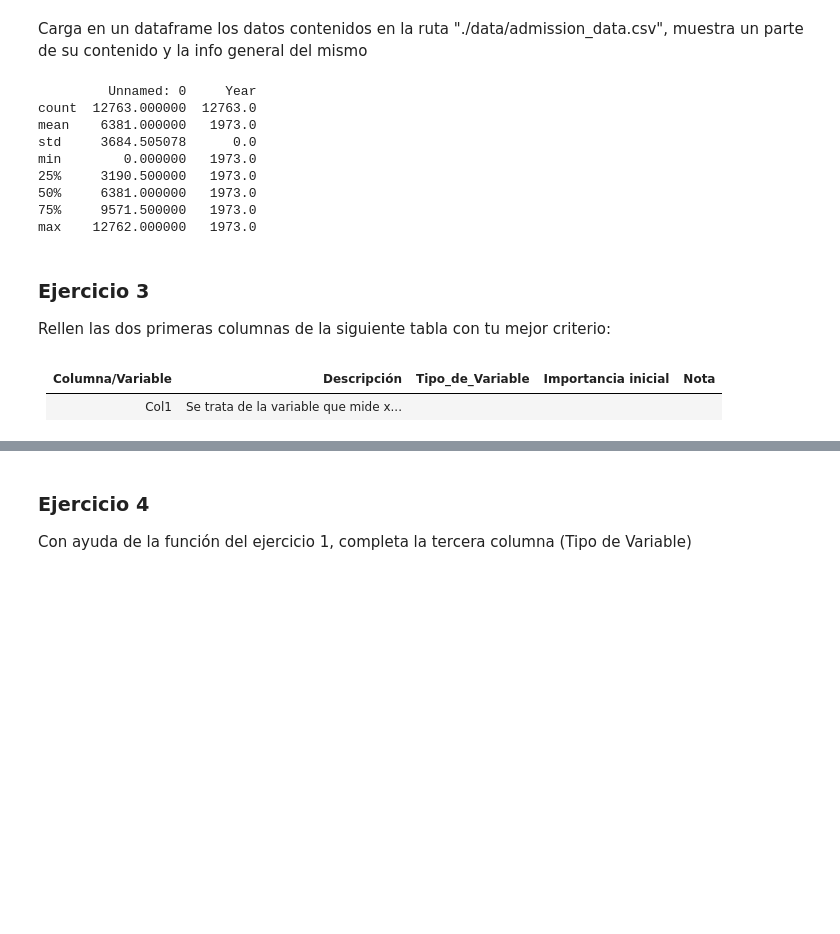
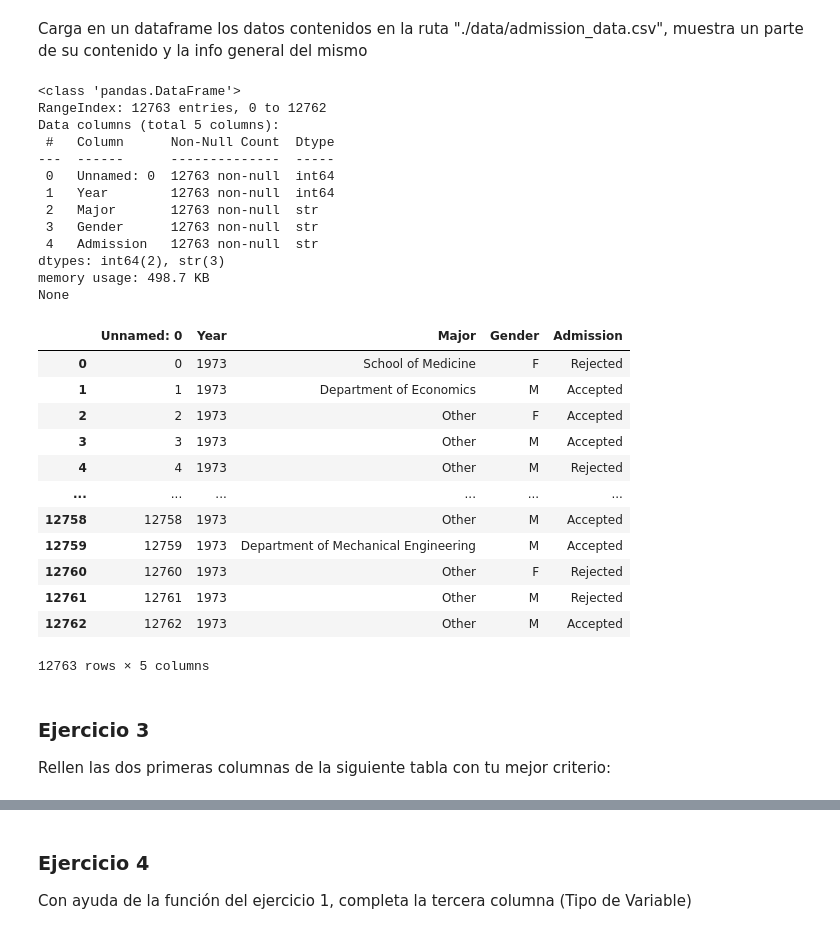
Before and after one commit to raquelmg1312/DS-online-Raquel-Martinez, a Jupyter notebook: 03_Data_Analysis/Sprint_07/Unidad_01_Estadistica_Descriptiva_Univariante/02_Ejercicios_Workout/09_Ejercicios_Analisis_Univariante_Introduccion.ipynb, the cells around one changed output, grey strips where cells are left out. Drawn from its saved outputs; the diff is of its cells as text; code cells hidden in the pictures; blank space fills up the shorter version.

```diff
--- a/03_Data_Analysis/Sprint_07/Unidad_01_Estadistica_Descriptiva_Univariante/02_Ejercicios_Workout/09_Ejercicios_Analisis_Univariante_Introduccion.ipynb
+++ b/03_Data_Analysis/Sprint_07/Unidad_01_Estadistica_Descriptiva_Univariante/02_Ejercicios_Workout/09_Ejercicios_Analisis_Univariante_Introduccion.ipynb
@@ -54,24 +54,37 @@ Carga en un dataframe los datos contenidos en la ruta "./data/admission_data.csv
 # %%
 df = pd.read_csv("./data/admission_data.csv")
 #print(df.head())
 
-print(df.describe())
+print(df.info())
+df
 # %% [output]
-         Unnamed: 0     Year
-count  12763.000000  12763.0
-mean    6381.000000   1973.0
-std     3684.505078      0.0
-min        0.000000   1973.0
-25%     3190.500000   1973.0
-50%     6381.000000   1973.0
-75%     9571.500000   1973.0
-max    12762.000000   1973.0
+<class 'pandas.DataFrame'>
+RangeIndex: 12763 entries, 0 to 12762
+Data columns (total 5 columns):
+ #   Column      Non-Null Count  Dtype
+---  ------      --------------  -----
+ 0   Unnamed: 0  12763 non-null  int64
+ 1   Year        12763 non-null  int64
+ 2   Major       12763 non-null  str
+ 3   Gender      12763 non-null  str
+ 4   Admission   12763 non-null  str
+dtypes: int64(2), str(3)
+memory usage: 498.7 KB
+None
+|  | Unnamed: 0 | Year | Major | Gender | Admission |
+| 0 | 0 | 1973 | School of Medicine | F | Rejected |
+| 1 | 1 | 1973 | Department of Economics | M | Accepted |
+| 2 | 2 | 1973 | Other | F | Accepted |
+| 3 | 3 | 1973 | Other | M | Accepted |
+| 4 | 4 | 1973 | Other | M | Rejected |
+| ... | ... | ... | ... | ... | ... |
+| 12758 | 12758 | 1973 | Other | M | Accepted |
+| 12759 | 12759 | 1973 | Department of Mechanical Engineering | M | Accepted |
+| 12760 | 12760 | 1973 | Other | F | Rejected |
+| 12761 | 12761 | 1973 | Other | M | Rejected |
+| 12762 | 12762 | 1973 | Other | M | Accepted |
+12763 rows × 5 columns
 # %% [markdown]
 ### Ejercicio 3
 
 Rellen las dos primeras columnas de la siguiente tabla con tu mejor criterio:
-# %% [markdown]
-
-|Columna/Variable|Descripción|Tipo_de_Variable|Importancia inicial|Nota|
-|-|-|-|-|-|
-|Col1|Se trata de la variable que mide x...|||||
```
Also changed, not shown: parts of 5 cells of this notebook, 1 other file.
